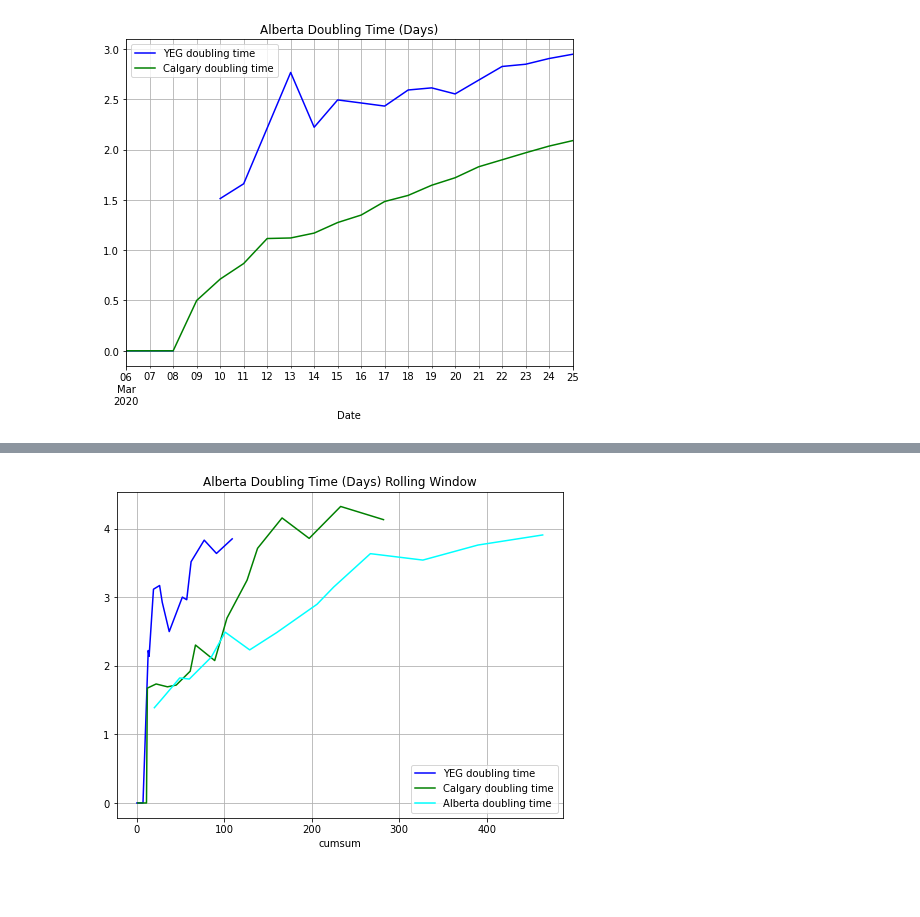
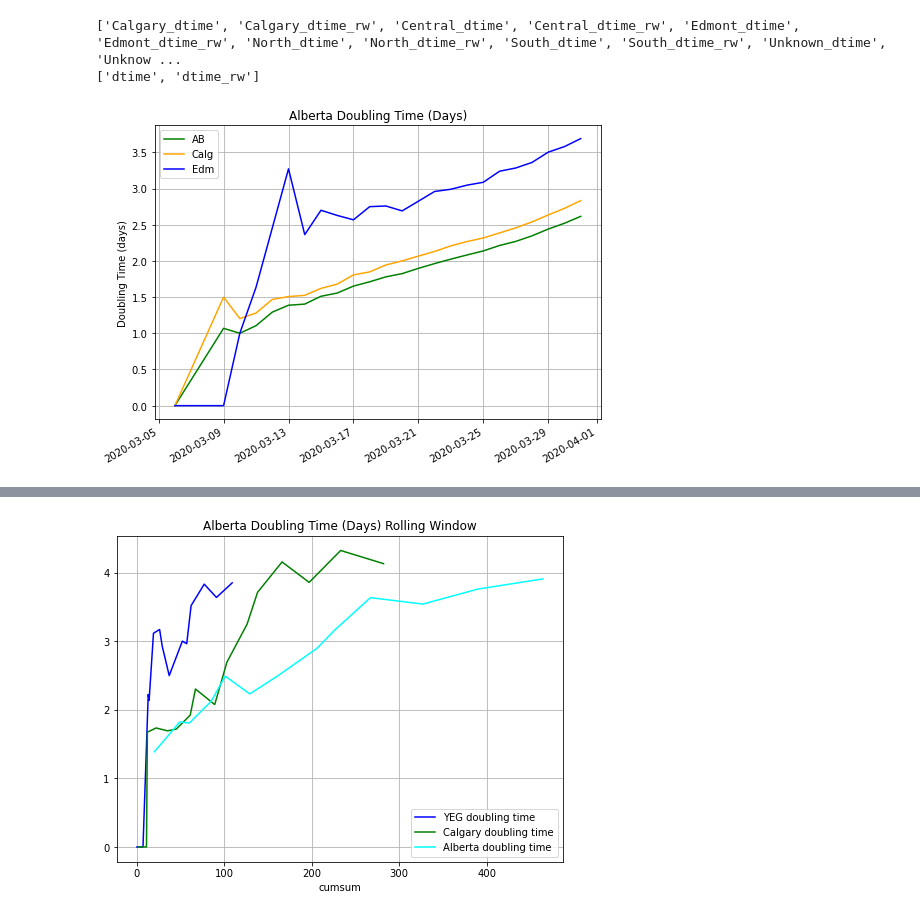
Before and after one commit to tyleracorn/covid_alberta, a Jupyter notebook: CovidAlberta.ipynb, the cells around one changed output, grey strips where cells are left out. Saved outputs shown, nothing was run; the diff lists cells and outputs as text; code cells hidden in the pictures; blank space fills up the shorter version.

Commit message:
updated the covid notebook to use the webscraper

```diff
--- a/CovidAlberta.ipynb
+++ b/CovidAlberta.ipynb
@@ -115,18 +5,0 @@ covid
-# %%
-totals['inc33'] = 0
-totals['dtime'] = 0
-covid['dtime_rw'] = 0
-for idx in range(1, len(totals)):
-    bidx = idx - 1
-    increase33 = int(np.ceil(totals.loc[bidx, 'cumsum'] * 1.33))
-    totals.loc[idx, 'inc33'] = increase33
-    if idx > 5:
-        oldIdx = idx - 6
-        nOldCases = totals.loc[oldIdx, 'cumsum']
-        oldDate = totals.loc[oldIdx, 'Date']
-        if nOldCases > 0:
-            nNewCases = totals.loc[idx, 'cumsum']
-            newDate = totals.loc[idx, 'Date']
-            tdelta = newDate - oldDate
-            dtime = ( tdelta.days * np.log(2) ) / ( np.log(nNewCases / nOldCases))
-        totals.loc[idx, 'dtime_rw'] = dtime
@@ -181,0 +6,3 @@ fig.savefig('AlbertaCumIncrease.png', bbox_inches='tight')
+# %%
+abC19scaper = albertaC19_webscraper()
+abTotal, abRegion, abTesting = abC19scaper.scrape_all(return_dataframes=True)
@@ -181,0 +113,4 @@ fig.savefig('AlbertaCumIncrease.png', bbox_inches='tight')
+# %%
+region_cum = calculate_cumulatives(abRegion, combine_df=False)
+region_dt = calculate_doublingtimes_region(region_cum, combine_df=False)
+total_dt = calculate_doublingtimes_region(abTotal, col_suffix='cum_cases', combine_df=False)
@@ -182,20 +143,19 @@ fig.savefig('AlbertaCumIncrease.png', bbox_inches='tight')
+# %%
+print(region_dt.columns.to_list())
+print(total_dt.columns.to_list())
+# %% [output]
+['Calgary_dtime', 'Calgary_dtime_rw', 'Central_dtime', 'Central_dtime_rw', 'Edmont_dtime', 'Edmont_dtime_rw', 'North_dtime', 'North_dtime_rw', 'South_dtime', 'South_dtime_rw', 'Unknown_dtime', 'Unknow ...
+['dtime', 'dtime_rw']
 # %%
 fig, ax = plt.subplots(figsize=(8,6))
-covid.groupby(['Zone']).get_group('Edmonton').plot(y='dtime',
-                                                   x='Date',
-                                                   ax=ax,
-                                                   label="YEG doubling time",
-                                                   color='blue')
-covid.groupby(['Zone']).get_group('Calgary').plot(y='dtime',
-                                                  x='Date',
-                                                  ax=ax,
-                                                  label="Calgary doubling time",
-                                                  color='green')
-# totals.plot(y='dtime', x='Date',  ax=ax,
-#             label="Alberta doubling time", color='cyan')
+total_dt['dtime'].plot(ax=ax, label='AB', c='green')
+region_dt['Calgary_dtime'].plot(ax=ax, label='Calg', c='orange')
+region_dt['Edmont_dtime'].plot(ax=ax, label='Edm', c='blue')
 
+ax.legend()
 ax.grid(which='both')
+ax.set_ylabel('Doubling Time (days)')
 ax.set_title('Alberta Doubling Time (Days)')
-fig.savefig('AlbertaDTimeIncrease.png', bbox_inches='tight')
+fig.savefig('images/AlbertaDTimeIncrease.png', bbox_inches='tight')
 # %% [output]
-[figure, old version]
+[figure, new version]
```
Also changed, not shown: parts of 17 cells of this notebook, 6 other files.
